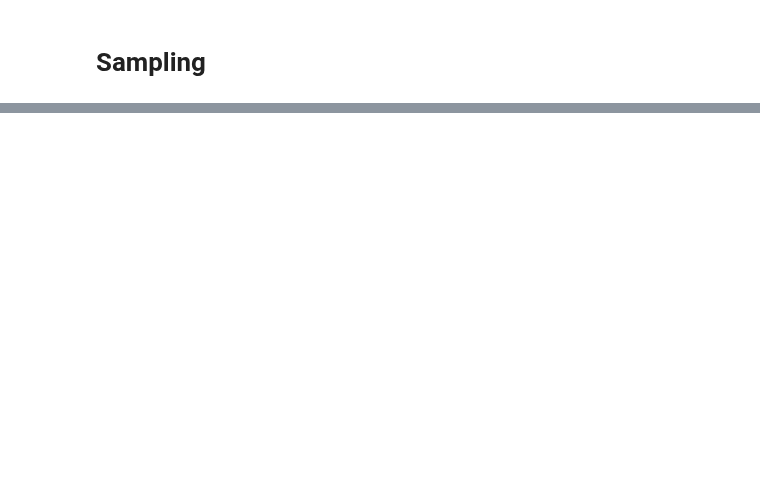
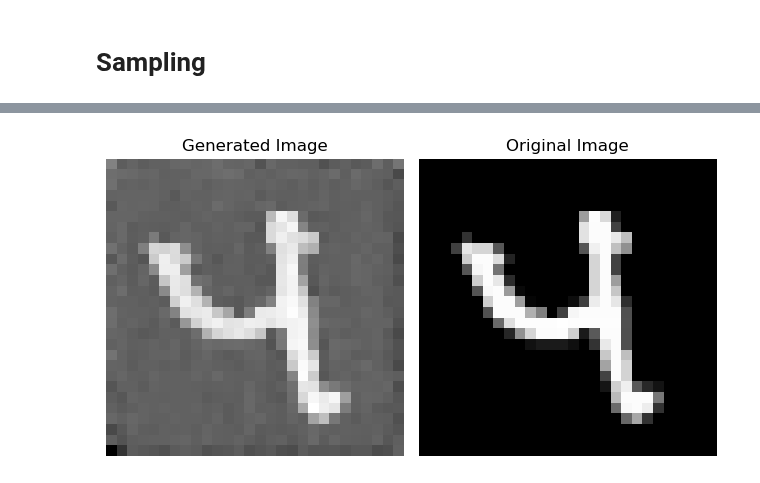
Before and after one commit to markus1573/Deep-learning-projekt, a Jupyter notebook: Training.ipynb, the cells around one changed output, grey strips where cells are left out. Cells and saved outputs as stored; diff of their text form; code cells hidden in the pictures; blank space fills up the shorter version.

```diff
--- a/Training.ipynb
+++ b/Training.ipynb
@@ -28,11 +28,15 @@ batch_size = 16
 num_workers = 4
 pin_memory = False if device == torch.device('cpu') else True
 
-# transform = transforms.Compose([transforms.ToTensor()])
-
+# Normalize input images to [-1, 1]
 transform = transforms.Compose([
     transforms.ToTensor(),
-    # transforms.Normalize(mean=(0.5,), std=(0.5,))
+    transforms.Normalize(mean=(0.5,), std=(0.5,))
+])
+
+# Reverse the normalization to get values in [0, 1]
+reverse_transform = transforms.Compose([
+    transforms.Lambda(lambda x: (x + 1) / 2)  # Reverse the normalization to get values in [0, 1]
 ])
 
 # Downloading MNIST again :) Training (60k) and test(5k) + val(5k) split
@@ -267,0 +322,27 @@ plt.show()
+# %%
+# Set the model to evaluation mode
+model.eval()
+
+# Initialize a random noise tensor
+xt = torch.randn(1, 1, 28, 28).to(device)
+
+# Perform the reverse diffusion process
+with torch.no_grad():
+    for t in torch.arange(T-1, -1, -1):
+        t = t.reshape(1).to(device)
+        z = torch.randn(1, 1, 28, 28).to(device) if t > 1 else torch.zeros(1, 1, 28, 28).to(device)
+
+        xt_new = 1 / torch.sqrt(alpha[t]) * (xt - (1 - alpha[t]) / torch.sqrt(1 - alpha_bar[t]) * model(xt, t.view(1, 1, 1, 1).expand(1, 1, 28, 28))) + torch.sqrt(beta[t]) * z
+        xt = xt_new
+
+# Plot the generated image
+fig,axs = plt.subplots(1, 2, tight_layout=True)
+axs[0].imshow(reverse_transform(xt[0][0].cpu().detach().numpy()), cmap="gray")
+axs[0].set_title("Generated Image")
+axs[0].axis("off")
+axs[1].imshow(single_batch[0][0].cpu().detach().numpy(), cmap="gray")
+axs[1].set_title("Original Image")
+axs[1].axis("off")
+plt.show()
+# %% [output]
+[figure, added]
```
Also changed, not shown: parts of 5 cells of this notebook, 4 other files.
